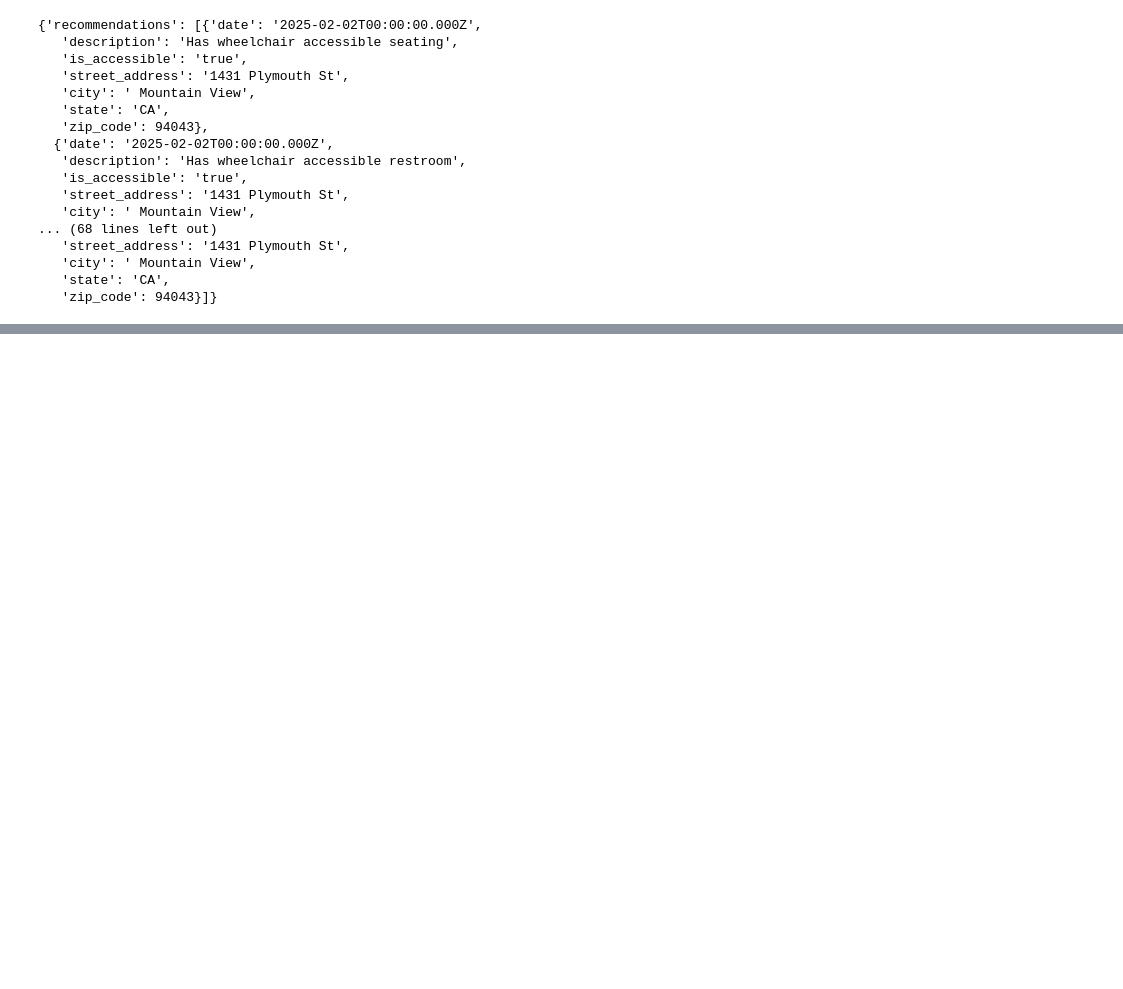
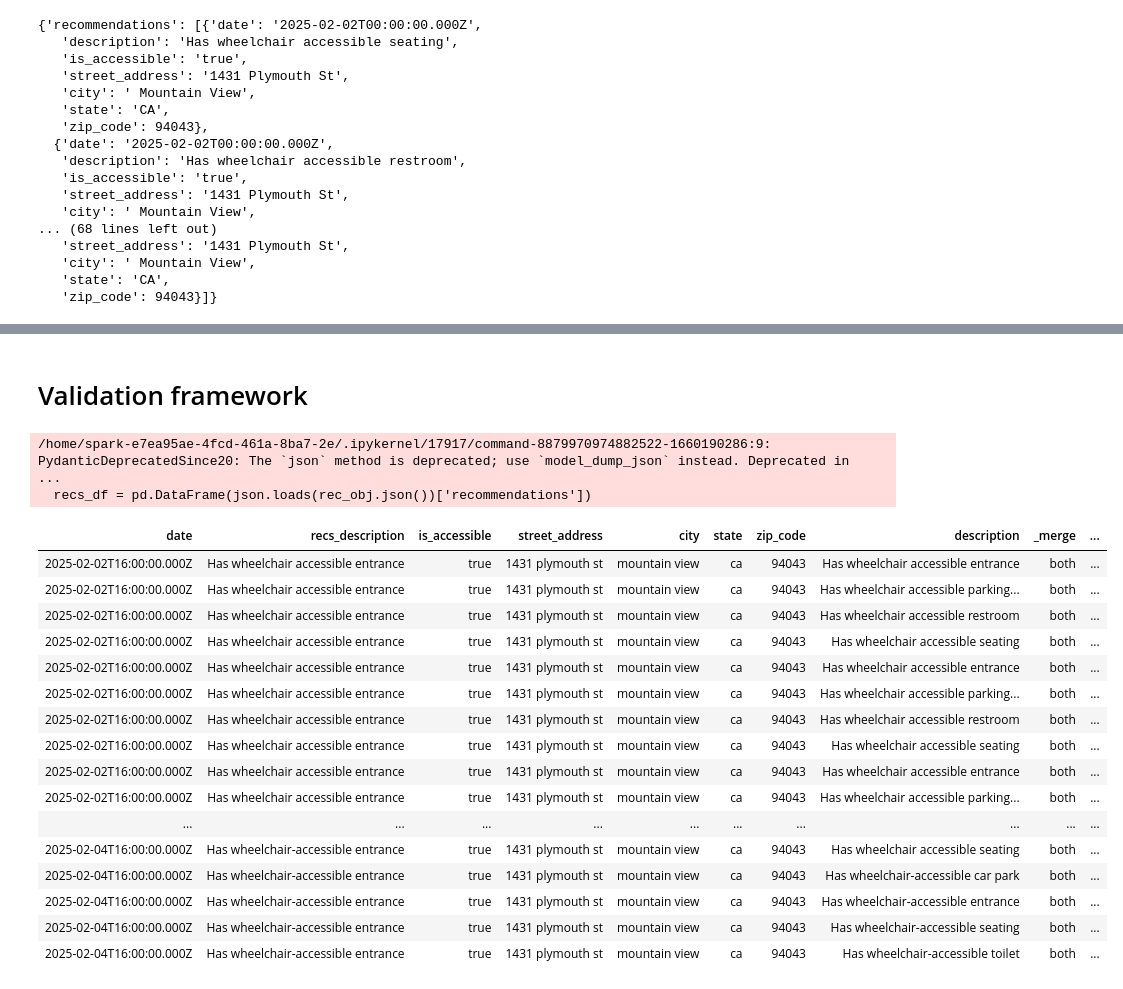
Before and after one commit to amitksdev/dais-2025, a Jupyter notebook: accessible_locations.ipynb, the cells around one changed output, grey strips where cells are left out. Drawn from its saved outputs; the diff is of its cells as text; code cells hidden in the pictures; blank space fills up the shorter version.

```diff
--- a/accessible_locations.ipynb
+++ b/accessible_locations.ipynb
@@ -84,13 +104,14 @@ llm = ChatDatabricks(endpoint="databricks-llama-4-maverick", max_tokens=4048)
 parser = PydanticOutputParser(pydantic_object=RecList)
 
 prompt = ChatPromptTemplate.from_messages([
-    ("system", "Return which locations are family friendly. The description column tells us if the location is family friendly or not. Return JSON only:\n{format_instructions}"),
+    ("system", "Provide the locations that are family friendly toliets. The description column tells us if the location is family friendly or not. Return JSON only:\n{format_instructions}"),
     ("human", "Data:\n{data}")
 ])
 
 chain = prompt | llm | parser
 
-json_fragment = df.head(100).to_json(orient="records")
+#json_fragment = df.head(100).to_json(orient="records")
+json_fragment = df.to_json(orient="records")
 response = chain.invoke({
     "data": json_fragment,
     "format_instructions": parser.get_format_instructions()
@@ -145,0 +247,57 @@ output
+# %% [markdown]
+# Validation framework
+# %%
+%python
+import pandas as pd
+import json
+import re
+
+rec_obj: RecList = response
+recs_df = pd.DataFrame(json.loads(rec_obj.json())['recommendations'])
+
+id_cols = ["street_address", "city", "state", "zip_code"]
+
+missing_cols = [col for col in id_cols if col not in recs_df.columns]
+if missing_cols:
+    raise KeyError(f"Columns missing in recs_df: {missing_cols}")
+
+if 'description' not in candidate_df.columns:
+    raise KeyError("Column 'description' missing in candidate_df")
+
+if 'description' not in recs_df.columns:
+    raise KeyError("Column 'description' missing in recs_df")
+
+candidate_df = df.head(100).copy()
+
+for col in id_cols:
+    candidate_df[col] = candidate_df[col].astype(str).str.strip().str.lower()
+    recs_df[col]      = recs_df[col].astype(str).str.strip().str.lower()
+
+recs_df = recs_df.rename(columns={"description": "recs_description"})
+
+merged = recs_df.merge(candidate_df[id_cols + ["description"]],
+                       on=id_cols, how="left", indicator=True)
+
+merged['prediction_correct'] = merged['_merge'].apply(lambda x: 0 if x == 'both' else 1)
+
+display(merged)
+# %% [output]
+/home/spark-e7ea95ae-4fcd-461a-8ba7-2e/.ipykernel/17917/command-8879970974882522-1660190286:9: PydanticDeprecatedSince20: The `json` method is deprecated; use `model_dump_json` instead. Deprecated in  ...
+  recs_df = pd.DataFrame(json.loads(rec_obj.json())['recommendations'])
+| date | recs_description | is_accessible | street_address | city | state | zip_code | description | _merge | ... |
+| 2025-02-02T16:00:00.000Z | Has wheelchair accessible entrance | true | 1431 plymouth st | mountain view | ca | 94043 | Has wheelchair accessible entrance | both | ... |
+| 2025-02-02T16:00:00.000Z | Has wheelchair accessible entrance | true | 1431 plymouth st | mountain view | ca | 94043 | Has wheelchair accessible parking... | both | ... |
+| 2025-02-02T16:00:00.000Z | Has wheelchair accessible entrance | true | 1431 plymouth st | mountain view | ca | 94043 | Has wheelchair accessible restroom | both | ... |
+| 2025-02-02T16:00:00.000Z | Has wheelchair accessible entrance | true | 1431 plymouth st | mountain view | ca | 94043 | Has wheelchair accessible seating | both | ... |
+| 2025-02-02T16:00:00.000Z | Has wheelchair accessible entrance | true | 1431 plymouth st | mountain view | ca | 94043 | Has wheelchair accessible entrance | both | ... |
+| 2025-02-02T16:00:00.000Z | Has wheelchair accessible entrance | true | 1431 plymouth st | mountain view | ca | 94043 | Has wheelchair accessible parking... | both | ... |
+| 2025-02-02T16:00:00.000Z | Has wheelchair accessible entrance | true | 1431 plymouth st | mountain view | ca | 94043 | Has wheelchair accessible restroom | both | ... |
+| 2025-02-02T16:00:00.000Z | Has wheelchair accessible entrance | true | 1431 plymouth st | mountain view | ca | 94043 | Has wheelchair accessible seating | both | ... |
+| 2025-02-02T16:00:00.000Z | Has wheelchair accessible entrance | true | 1431 plymouth st | mountain view | ca | 94043 | Has wheelchair accessible entrance | both | ... |
+| 2025-02-02T16:00:00.000Z | Has wheelchair accessible entrance | true | 1431 plymouth st | mountain view | ca | 94043 | Has wheelchair accessible parking... | both | ... |
+| ... | ... | ... | ... | ... | ... | ... | ... | ... | ... |
+| 2025-02-04T16:00:00.000Z | Has wheelchair-accessible entrance | true | 1431 plymouth st | mountain view | ca | 94043 | Has wheelchair accessible seating | both | ... |
+| 2025-02-04T16:00:00.000Z | Has wheelchair-accessible entrance | true | 1431 plymouth st | mountain view | ca | 94043 | Has wheelchair-accessible car park | both | ... |
+| 2025-02-04T16:00:00.000Z | Has wheelchair-accessible entrance | true | 1431 plymouth st | mountain view | ca | 94043 | Has wheelchair-accessible entrance | both | ... |
+| 2025-02-04T16:00:00.000Z | Has wheelchair-accessible entrance | true | 1431 plymouth st | mountain view | ca | 94043 | Has wheelchair-accessible seating | both | ... |
+| 2025-02-04T16:00:00.000Z | Has wheelchair-accessible entrance | true | 1431 plymouth st | mountain view | ca | 94043 | Has wheelchair-accessible toilet | both | ... |
```
Also changed, not shown: parts of 3 cells of this notebook.
